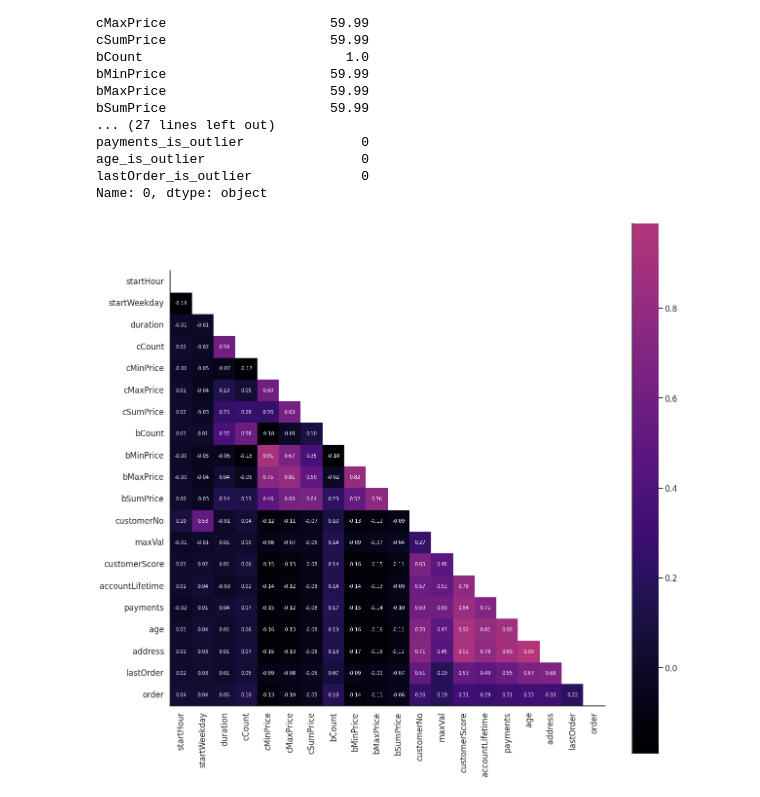
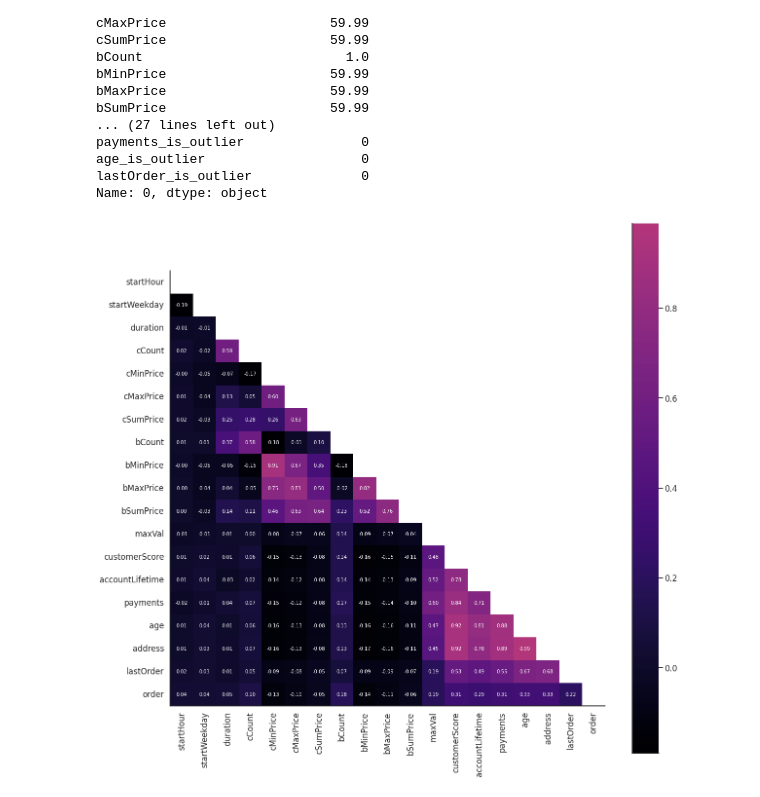
Before and after one commit to elvyna/udacity-aws-mle-nanodegree, a Jupyter notebook: project05-capstone/notebook/00-data-understanding.ipynb, the cells around one changed output. Saved outputs shown, nothing was run; the diff lists cells and outputs as text; code cells hidden in the pictures.

Commit message:
Remove customerNo from corr matrix

```diff
--- a/project05-capstone/notebook/00-data-understanding.ipynb
+++ b/project05-capstone/notebook/00-data-understanding.ipynb
@@ -405,29 +405,29 @@ Name: 0, dtype: object
 # %%
 selected_column_list = [
     "startHour","startWeekday","duration",
     "cCount","cMinPrice","cMaxPrice","cSumPrice",
     "bCount","bMinPrice","bMaxPrice","bSumPrice",
-    "onlineStatus","customerNo","maxVal","customerScore","accountLifetime",
+    "onlineStatus","maxVal","customerScore","accountLifetime",
     "payments","age","address","lastOrder","order"
 ]
 
 ## create mask to hide upper triangle
 mask = np.zeros_like(df_train[selected_column_list].corr())
 mask[np.triu_indices_from(mask)] = True
 
 with sns.axes_style("white"):
     f, ax = plt.subplots(figsize=(20,20))
     sns.heatmap(
         df_train[selected_column_list].corr(),
         mask=mask,
         center=True,
         annot=True,
         annot_kws={'size': 10},
         fmt='.2f',
         square=True,
         cmap='magma',
         ax=ax
     )
     sns.despine();
 # %% [output]
-[figure, old version]
+[figure, new version]
```
Also changed, not shown: 1 other file.
